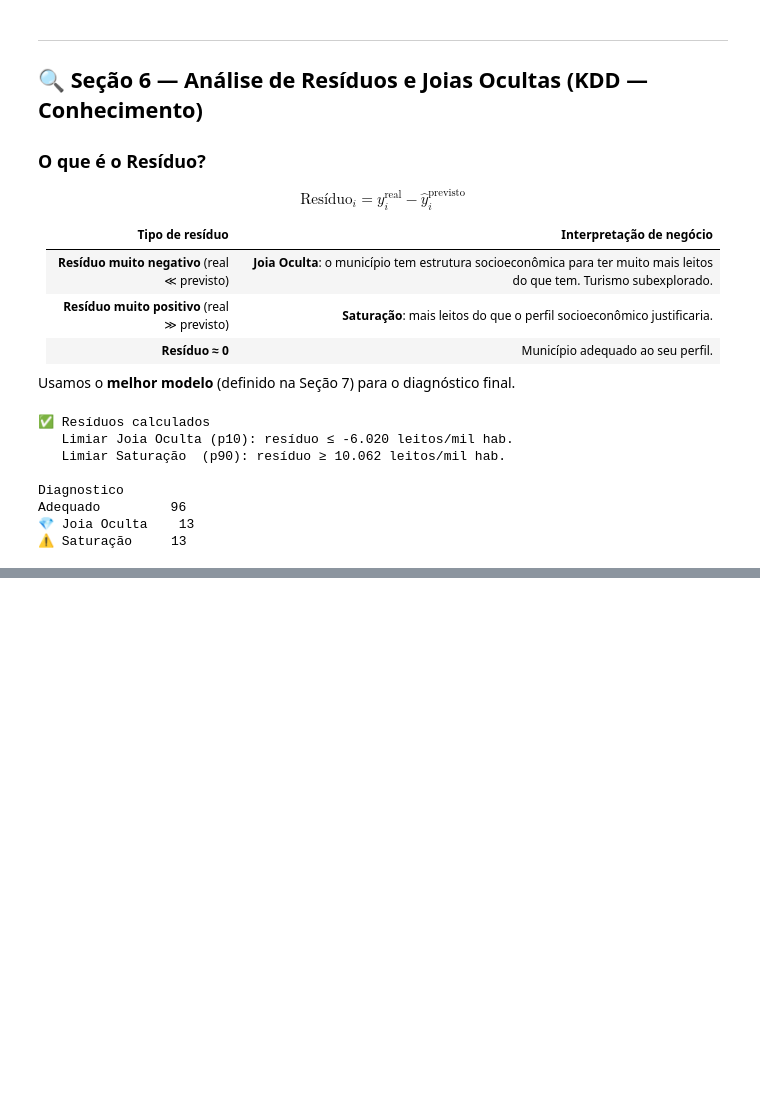
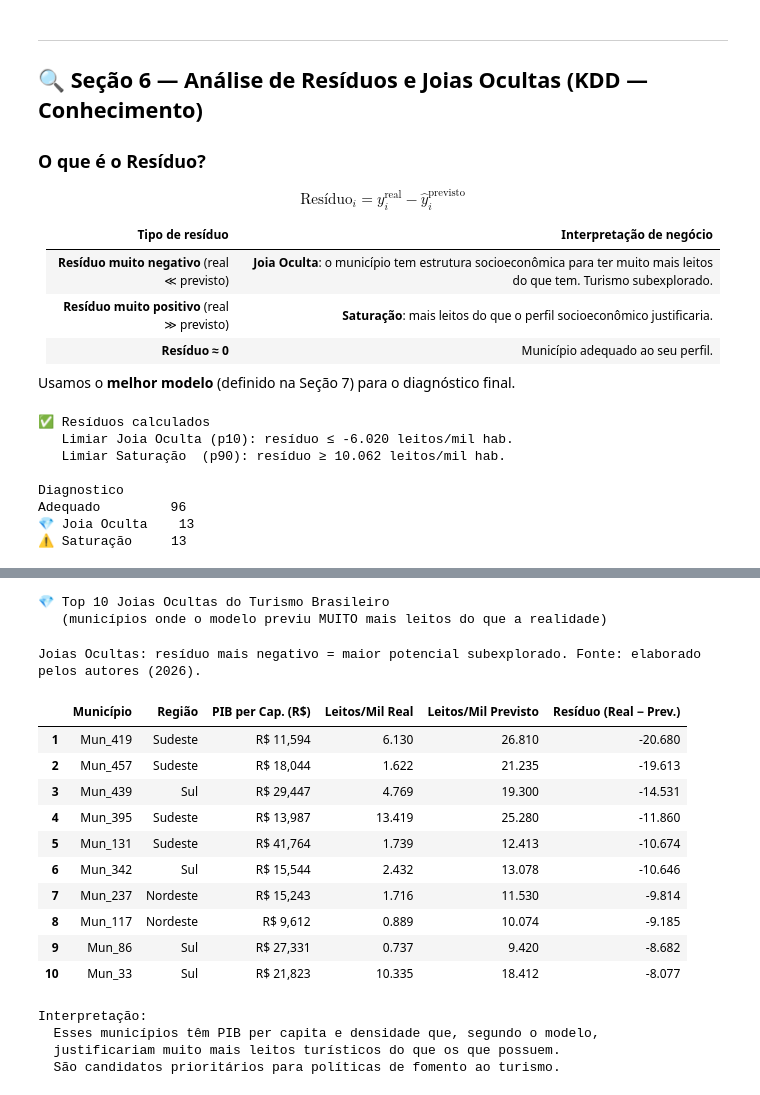
Before and after one commit to IsadoraMoraiss/Project_Pisi3, a Jupyter notebook: REGRESSÃO.ipynb, the cells around one changed output, grey strips where cells are left out. Cells and saved outputs as stored; diff of their text form; code cells hidden in the pictures; blank space fills up the shorter version.

```diff
--- a/REGRESSÃO.ipynb
+++ b/REGRESSÃO.ipynb
@@ -869,0 +913,60 @@ Adequado         96
+# %%
+# ── Top 10 Joias Ocultas ─────────────────────────────────────────────────────
+joias = (
+    df_residuos[df_residuos['Diagnostico'] == '💎 Joia Oculta']
+    .sort_values('residuo_RF')
+    [['Municipio','Regiao','PIB_per_capita','y_real','y_pred_RF','residuo_RF']]
+    .rename(columns={
+        'Municipio':      'Município',
+        'Regiao':         'Região',
+        'PIB_per_capita': 'PIB per Cap. (R$)',
+        'y_real':         'Leitos/Mil Real',
+        'y_pred_RF':      'Leitos/Mil Previsto',
+        'residuo_RF':     'Resíduo (Real − Prev.)',
+    })
+    .head(10)
+    .reset_index(drop=True)
+)
+joias.index = range(1, len(joias)+1)
+
+print('💎 Top 10 Joias Ocultas do Turismo Brasileiro')
+print('   (municípios onde o modelo previu MUITO mais leitos do que a realidade)')
+print()
+display(
+    joias.style
+    .format({
+        'PIB per Cap. (R$)':      'R$ {:,.0f}',
+        'Leitos/Mil Real':        '{:.3f}',
+        'Leitos/Mil Previsto':    '{:.3f}',
+        'Resíduo (Real − Prev.)': '{:.3f}',
+    })
+    .background_gradient(subset=['Resíduo (Real − Prev.)'], cmap='RdYlGn_r')
+    .set_caption(
+        'Joias Ocultas: resíduo mais negativo = maior potencial subexplorado. '
+        'Fonte: elaborado pelos autores (2026).'
+    )
+)
+print()
+print('Interpretação:')
+print('  Esses municípios têm PIB per capita e densidade que, segundo o modelo,')
+print('  justificariam muito mais leitos turísticos do que os que possuem.')
+print('  São candidatos prioritários para políticas de fomento ao turismo.')
+# %% [output]
+💎 Top 10 Joias Ocultas do Turismo Brasileiro
+   (municípios onde o modelo previu MUITO mais leitos do que a realidade)
+Joias Ocultas: resíduo mais negativo = maior potencial subexplorado. Fonte: elaborado pelos autores (2026).
+|  | Município | Região | PIB per Cap. (R$) | Leitos/Mil Real | Leitos/Mil Previsto | Resíduo (Real − Prev.) |
+| 1 | Mun_419 | Sudeste | R$ 11,594 | 6.130 | 26.810 | -20.680 |
+| 2 | Mun_457 | Sudeste | R$ 18,044 | 1.622 | 21.235 | -19.613 |
+| 3 | Mun_439 | Sul | R$ 29,447 | 4.769 | 19.300 | -14.531 |
+| 4 | Mun_395 | Sudeste | R$ 13,987 | 13.419 | 25.280 | -11.860 |
+| 5 | Mun_131 | Sudeste | R$ 41,764 | 1.739 | 12.413 | -10.674 |
+| 6 | Mun_342 | Sul | R$ 15,544 | 2.432 | 13.078 | -10.646 |
+| 7 | Mun_237 | Nordeste | R$ 15,243 | 1.716 | 11.530 | -9.814 |
+| 8 | Mun_117 | Nordeste | R$ 9,612 | 0.889 | 10.074 | -9.185 |
+| 9 | Mun_86 | Sul | R$ 27,331 | 0.737 | 9.420 | -8.682 |
+| 10 | Mun_33 | Sul | R$ 21,823 | 10.335 | 18.412 | -8.077 |
+Interpretação:
+  Esses municípios têm PIB per capita e densidade que, segundo o modelo,
+  justificariam muito mais leitos turísticos do que os que possuem.
+  São candidatos prioritários para políticas de fomento ao turismo.
```
Also changed, not shown: parts of 3 cells of this notebook.
